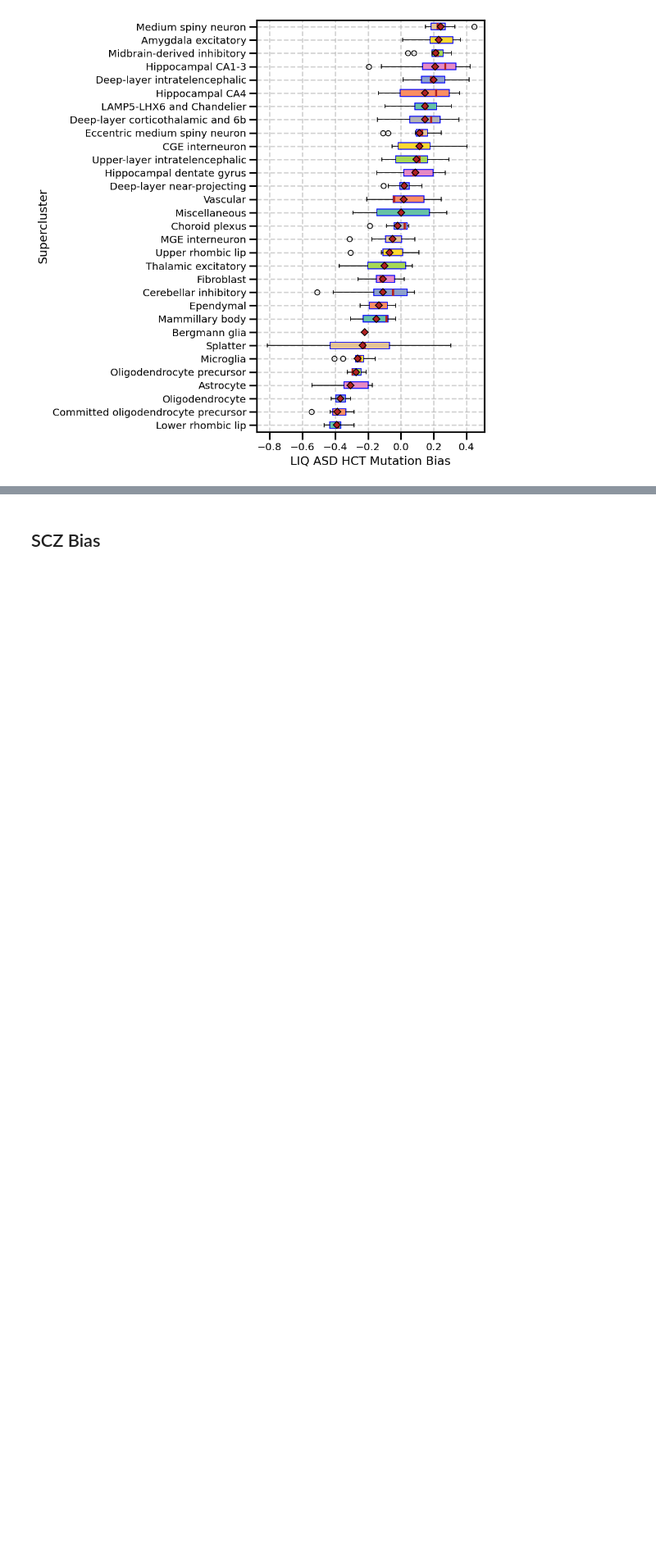
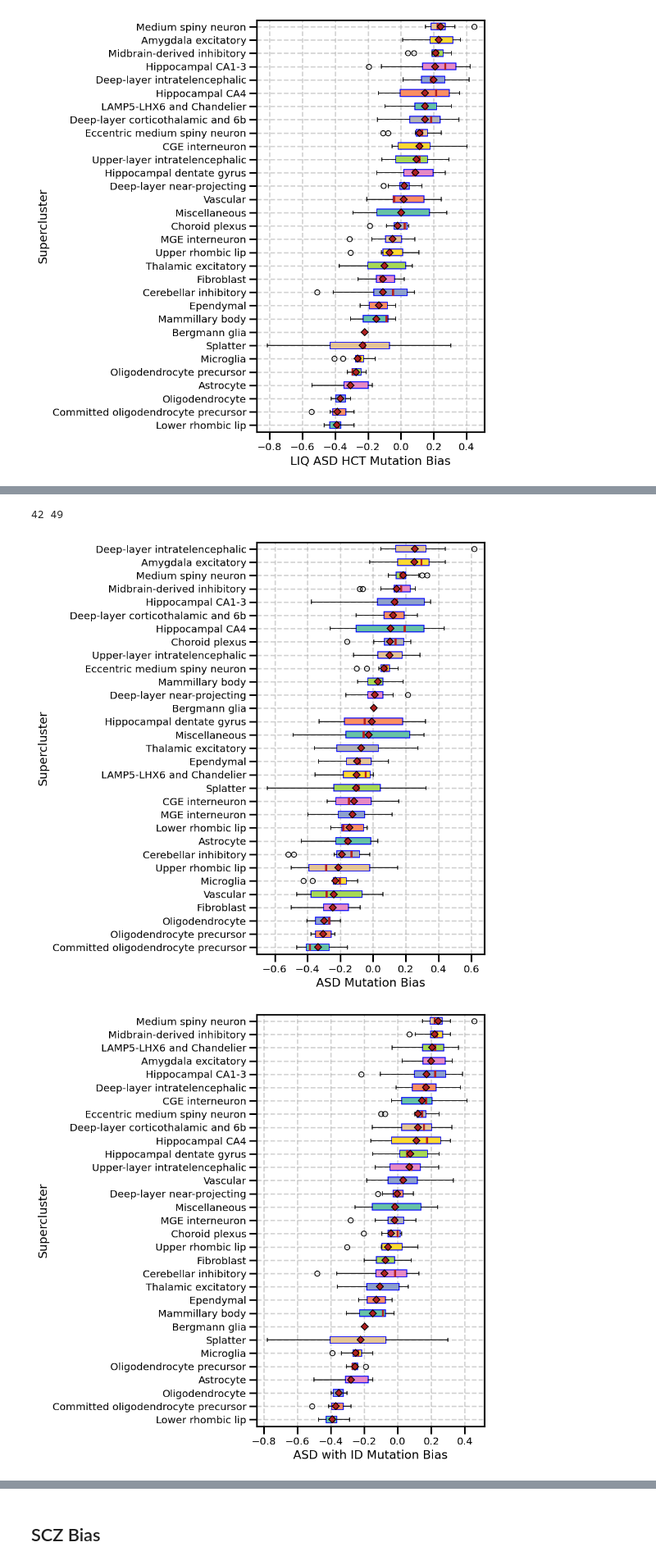
Before and after one commit to explorerwjy/CellTypeBias_VIP, a Jupyter notebook: notebooks/notebook_Z2Bias.ipynb, the cells around one changed output, grey strips where cells are left out. Shown at 82% size. Drawn from its saved outputs; the diff is of its cells as text; code cells hidden in the pictures; blank space fills up the shorter version.

```diff
--- a/notebooks/notebook_Z2Bias.ipynb
+++ b/notebooks/notebook_Z2Bias.ipynb
@@ -66,0 +162,20 @@ SuperClusterBias_BoxPlot(LIQ_Z2_Bias, "LIQ ASD HCT")
+# %%
+HIQ_GW = Fil2Dict("{}/HIQ.top61.nopLI.LGD_Dmis_SameWeight.gw".format(GeneWeightDIR))
+LIQ_GW = Fil2Dict("{}/LIQ.top61.nopLI.LGD_Dmis_SameWeight.gw".format(GeneWeightDIR))
+print(len(HIQ_GW), len(LIQ_GW))
+# %% [output]
+42 49
+# %%
+HIQ_Z2_Bias = AvgCTZ_Weighted(HumanCT_Z2_HCT, HIQ_GW, Method = 1)
+HIQ_Z2_Bias = AnnotateCTDat(HIQ_Z2_Bias, Anno)
+HIQ_Z2_Bias.to_csv("{}/HCT.ASD61.HIQ.LGD_Dmis_SameWeight.Z2.HCT.csv".format(Bias_Save_Dict))
+
+LIQ_Z2_Bias = AvgCTZ_Weighted(HumanCT_Z2_HCT, LIQ_GW, Method = 1)
+LIQ_Z2_Bias = AnnotateCTDat(LIQ_Z2_Bias, Anno)
+LIQ_Z2_Bias.to_csv("{}/HCT.ASD61.LIQ.LGD_Dmis_SameWeight.Z2.HCT.csv".format(Bias_Save_Dict))
+# %%
+SuperClusterBias_BoxPlot(HIQ_Z2_Bias, "ASD")
+SuperClusterBias_BoxPlot(LIQ_Z2_Bias, "ASD with ID")
+# %% [output]
+[figure, added]
+[figure, added]
```
Also changed, not shown: parts of 38 cells of this notebook, 7 other files.
